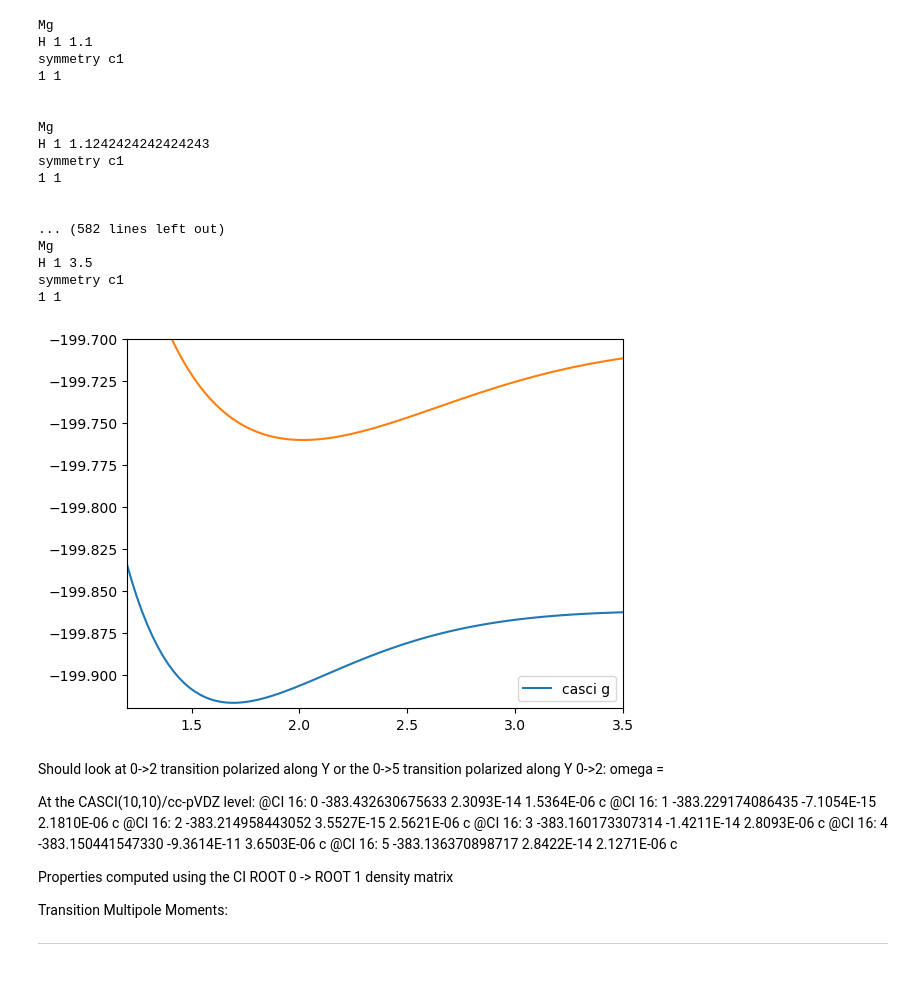
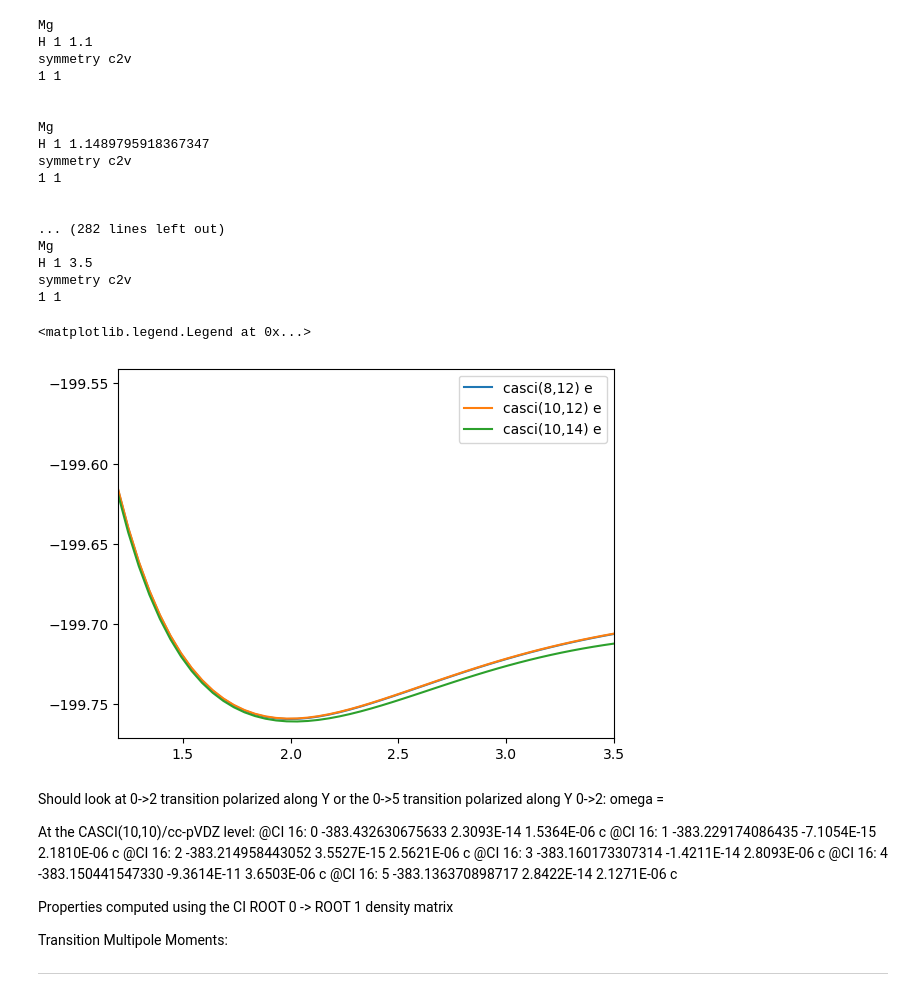
Before and after one commit to boss-bee/data_repository, a Jupyter notebook: json_scripts/mghp_casci.ipynb, the cells around one changed output. Saved outputs shown, nothing was run; the diff lists cells and outputs as text; code cells hidden in the pictures.

```diff
--- a/json_scripts/mghp_casci.ipynb
+++ b/json_scripts/mghp_casci.ipynb
@@ -42,9 +60,9 @@ scf_e, wfn = psi4.energy('SCF', return_wfn=True)
 fci_energy, wfn = psi4.energy('fci',ref_wfn=wfn, return_wfn=True)
 # %%
 scf_e = []
-eg = []
-e1 = []
-e2 = []
+eg_8_12 = []
+e1_8_12 = []
+e2_8_12 = []
 for r_val in rs:
     mol_str = mol_tmpl.replace("**R**", str(r_val))
     print(mol_str)
@@ -52,41 +70,45 @@ for r_val in rs:
     scfe, wfn = psi4.energy('SCF', return_wfn=True, molecule=mol)
     scf_e.append(scfe)
     ci_e, wfn = psi4.energy('fci',ref_wfn=wfn, return_wfn=True)
-    eg.append(wfn.variable("CI ROOT 0 TOTAL ENERGY"))
-    e1.append(wfn.variable("CI ROOT 1 TOTAL ENERGY"))
-    e2.append(wfn.variable("CI ROOT 2 TOTAL ENERGY"))
+    eg_8_12.append(wfn.variable("CI ROOT 0 TOTAL ENERGY"))
+    e1_8_12.append(wfn.variable("CI ROOT 1 TOTAL ENERGY"))
+    e2_8_12.append(wfn.variable("CI ROOT 2 TOTAL ENERGY"))
 # %% [output]
 Mg
 H 1 1.1
-symmetry c1
+symmetry c2v
 1 1
 
 
 Mg
-H 1 1.1242424242424243
-symmetry c1
+H 1 1.1489795918367347
+symmetry c2v
 1 1
 
 
-... (582 lines left out)
+... (282 lines left out)
 Mg
 H 1 3.5
-symmetry c1
+symmetry c2v
 1 1
 # %%
 from matplotlib import pyplot as plt
 #plt.plot(rs, scf_e, label="rhf")
-plt.plot(rs, eg, label="casci g")
-plt.plot(rs, e1)
-#plt.plot(rs, e2)
+#plt.plot(rs, eg_8_12, label="casci(8,12) g")
+#plt.plot(rs, eg_10_12, label="casci(10,12) g")
+#plt.plot(rs, eg_10_14, label="casci(10,14) g")
+plt.plot(rs, e1_8_12, label="casci(8,12) e")
+plt.plot(rs, e1_10_12, label="casci(10,12) e")
+plt.plot(rs, e1_10_14, label="casci(10,14) e")
 plt.xlim(1.2,3.5)
-plt.ylim(-199.92, -199.7)
+#plt.ylim(-199.92, -199.7)
 plt.legend()
 
-pes = np.array([[rs], [eg], [e1]])
-np.save("mghp_pes_casci_8_12_ccPVTZ.npy", pes)
+#pes = np.array([[rs], [eg], [e1]])
+#np.save("mghp_pes_casci_8_12_ccPVTZ.npy", pes)
 # %% [output]
+<matplotlib.legend.Legend at 0x...>
-[figure, old version]
+[figure, new version]
 # %%
 ci_e, wfn = psi4.energy('fci',ref_wfn=wfn, return_wfn=True)
 ener = psi4.get_variable('CI ROOT 0 -> ROOT 2 EXCITATION ENERGY')
```
Also changed, not shown: parts of 1 cell of this notebook, 1 other file.
